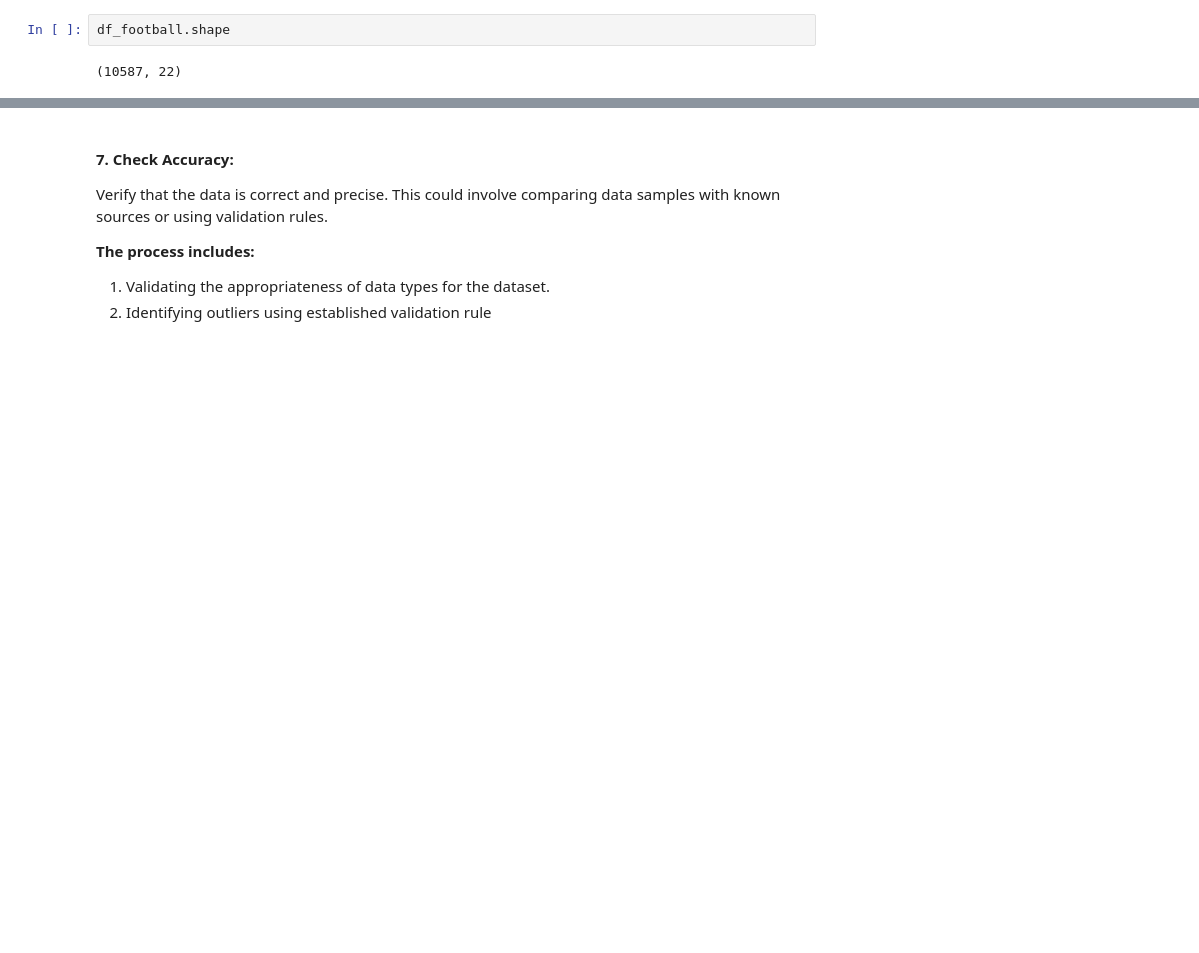
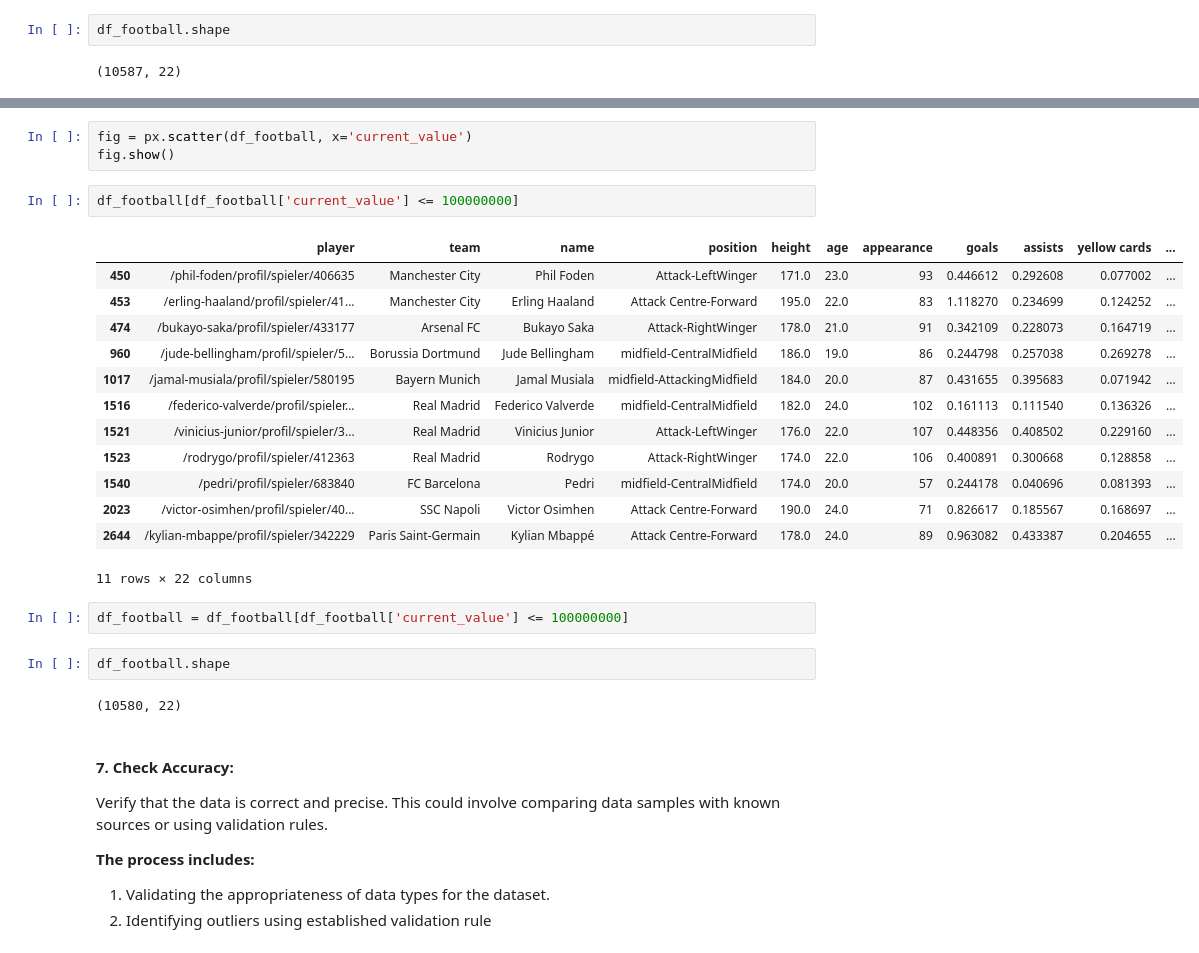
Before and after one commit to pylena/Usecase-7, a Jupyter notebook: EDA explain template.ipynb, the cells around one changed output, grey strips where cells are left out. Drawn from its saved outputs; the diff is of its cells as text; blank space fills up the shorter version.

```diff
--- a/EDA explain template.ipynb
+++ b/EDA explain template.ipynb
@@ -166,3 +193,28 @@ df_football.shape
+# %%
+fig = px.scatter(df_football, x='current_value')
+fig.show()
+# %%
+df_football[df_football['current_value'] <= 100000000]
+# %% [output]
+|  | player | team | name | position | height | age | appearance | goals | assists | yellow cards | ... |
+| 450 | /phil-foden/profil/spieler/406635 | Manchester City | Phil Foden | Attack-LeftWinger | 171.0 | 23.0 | 93 | 0.446612 | 0.292608 | 0.077002 | ... |
+| 453 | /erling-haaland/profil/spieler/41... | Manchester City | Erling Haaland | Attack Centre-Forward | 195.0 | 22.0 | 83 | 1.118270 | 0.234699 | 0.124252 | ... |
+| 474 | /bukayo-saka/profil/spieler/433177 | Arsenal FC | Bukayo Saka | Attack-RightWinger | 178.0 | 21.0 | 91 | 0.342109 | 0.228073 | 0.164719 | ... |
+| 960 | /jude-bellingham/profil/spieler/5... | Borussia Dortmund | Jude Bellingham | midfield-CentralMidfield | 186.0 | 19.0 | 86 | 0.244798 | 0.257038 | 0.269278 | ... |
+| 1017 | /jamal-musiala/profil/spieler/580195 | Bayern Munich | Jamal Musiala | midfield-AttackingMidfield | 184.0 | 20.0 | 87 | 0.431655 | 0.395683 | 0.071942 | ... |
+| 1516 | /federico-valverde/profil/spieler... | Real Madrid | Federico Valverde | midfield-CentralMidfield | 182.0 | 24.0 | 102 | 0.161113 | 0.111540 | 0.136326 | ... |
+| 1521 | /vinicius-junior/profil/spieler/3... | Real Madrid | Vinicius Junior | Attack-LeftWinger | 176.0 | 22.0 | 107 | 0.448356 | 0.408502 | 0.229160 | ... |
+| 1523 | /rodrygo/profil/spieler/412363 | Real Madrid | Rodrygo | Attack-RightWinger | 174.0 | 22.0 | 106 | 0.400891 | 0.300668 | 0.128858 | ... |
+| 1540 | /pedri/profil/spieler/683840 | FC Barcelona | Pedri | midfield-CentralMidfield | 174.0 | 20.0 | 57 | 0.244178 | 0.040696 | 0.081393 | ... |
+| 2023 | /victor-osimhen/profil/spieler/40... | SSC Napoli | Victor Osimhen | Attack Centre-Forward | 190.0 | 24.0 | 71 | 0.826617 | 0.185567 | 0.168697 | ... |
+| 2644 | /kylian-mbappe/profil/spieler/342229 | Paris Saint-Germain | Kylian Mbappé | Attack Centre-Forward | 178.0 | 24.0 | 89 | 0.963082 | 0.433387 | 0.204655 | ... |
+11 rows × 22 columns
+# %%
+df_football = df_football[df_football['current_value'] <= 100000000]
+# %%
+df_football.shape
+# %% [output]
+(10580, 22)
 # %% [markdown]
 #### 7. Check Accuracy:
 
```
Also changed, not shown: parts of 27 cells of this notebook.
